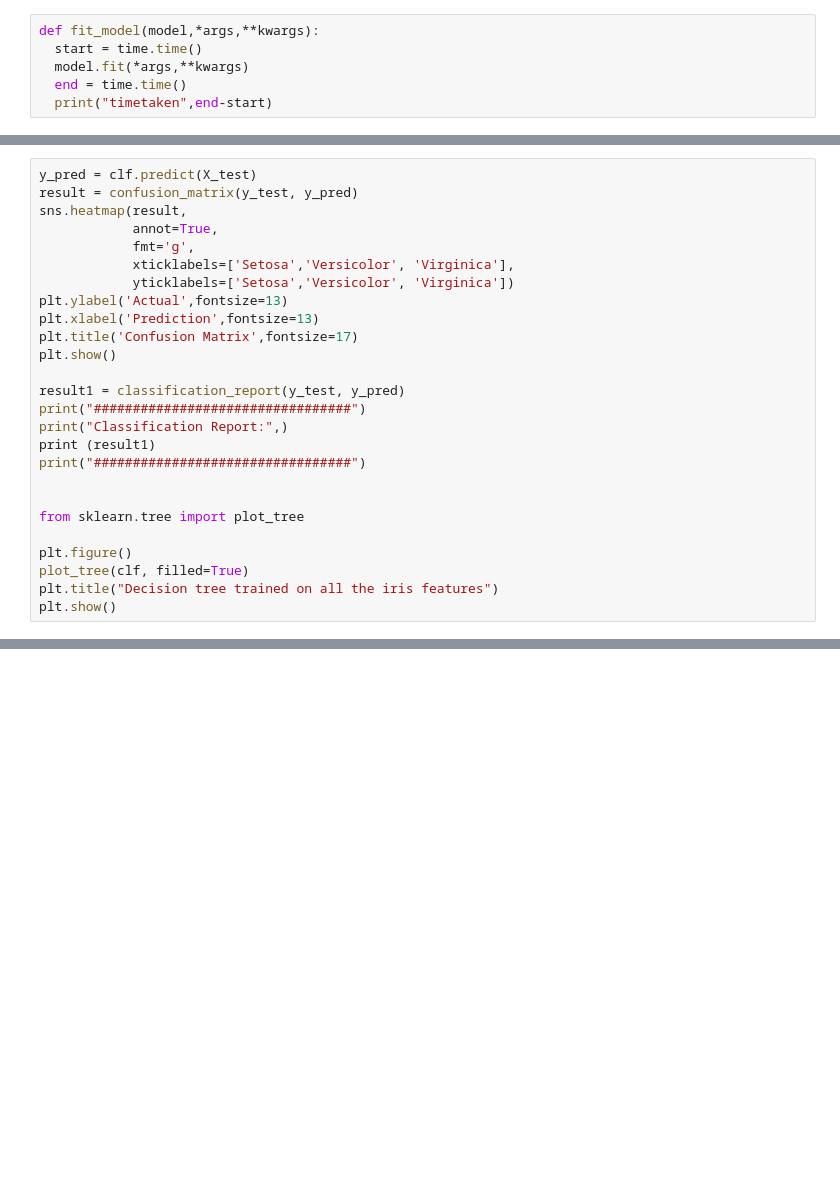
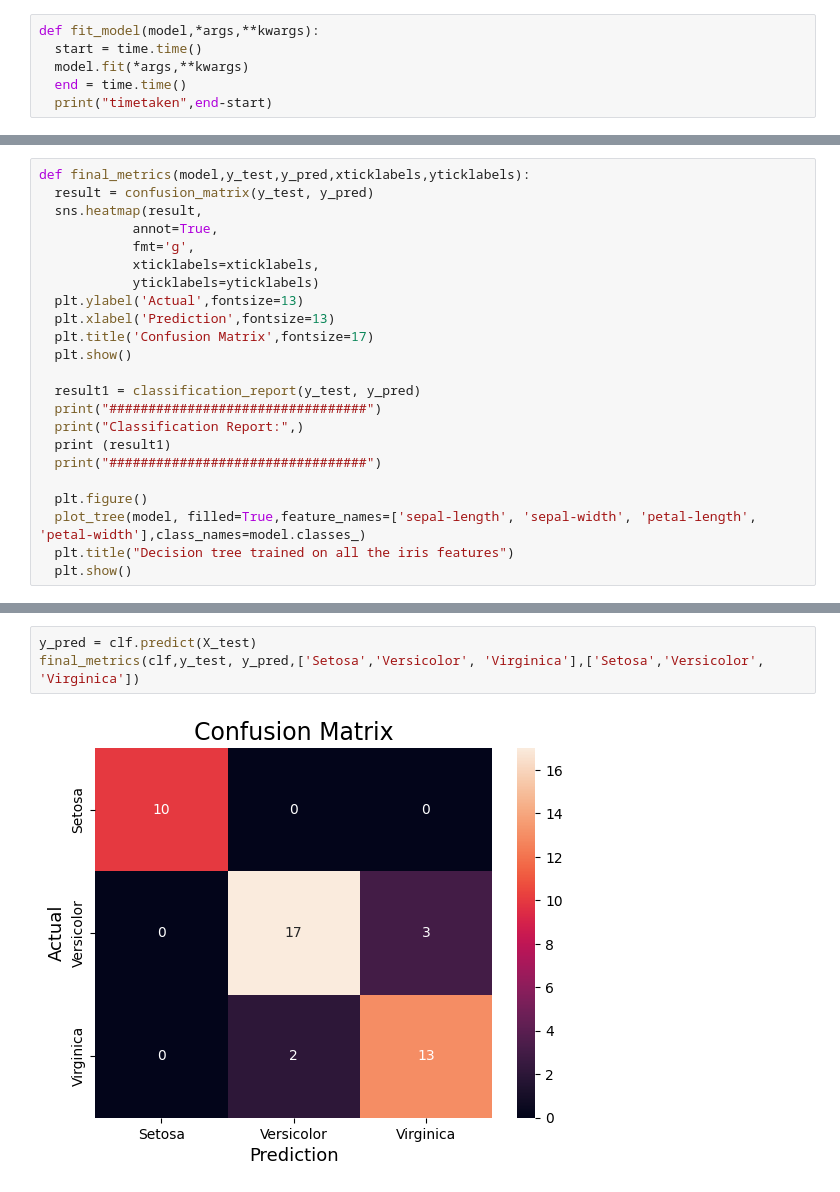
Before and after one commit to FOUNDMYPATH/Machine-Learning, a Jupyter notebook: DecisionTree.ipynb, the cells around one changed output, grey strips where cells are left out. Cells and saved outputs as stored; diff of their text form; blank space fills up the shorter version.

```diff
--- a/DecisionTree.ipynb
+++ b/DecisionTree.ipynb
@@ -74,26 +86,23 @@ timetaken 0.002167224884033203
 # %%
-y_pred = clf.predict(X_test)
-result = confusion_matrix(y_test, y_pred)
-sns.heatmap(result,
+def final_metrics(model,y_test,y_pred,xticklabels,yticklabels):
+  result = confusion_matrix(y_test, y_pred)
+  sns.heatmap(result,
             annot=True,
             fmt='g',
-            xticklabels=['Setosa','Versicolor', 'Virginica'],
-            yticklabels=['Setosa','Versicolor', 'Virginica'])
-plt.ylabel('Actual',fontsize=13)
-plt.xlabel('Prediction',fontsize=13)
-plt.title('Confusion Matrix',fontsize=17)
-plt.show()
+            xticklabels=xticklabels,
+            yticklabels=yticklabels)
+  plt.ylabel('Actual',fontsize=13)
+  plt.xlabel('Prediction',fontsize=13)
+  plt.title('Confusion Matrix',fontsize=17)
+  plt.show()
 
-result1 = classification_report(y_test, y_pred)
-print("#################################")
-print("Classification Report:",)
-print (result1)
-print("#################################")
+  result1 = classification_report(y_test, y_pred)
+  print("#################################")
+  print("Classification Report:",)
+  print (result1)
+  print("#################################")
 
-
-from sklearn.tree import plot_tree
-
-plt.figure()
-plot_tree(clf, filled=True)
-plt.title("Decision tree trained on all the iris features")
-plt.show()
+  plt.figure()
+  plot_tree(model, filled=True,feature_names=['sepal-length', 'sepal-width', 'petal-length', 'petal-width'],class_names=model.classes_)
+  plt.title("Decision tree trained on all the iris features")
+  plt.show()
@@ -188,0 +109,5 @@ Iris-versicolor       0.94      0.94      0.94        16
+# %%
+y_pred = clf.predict(X_test)
+final_metrics(clf,y_test, y_pred,['Setosa','Versicolor', 'Virginica'],['Setosa','Versicolor', 'Virginica'])
+# %% [output]
+[figure, added]
```
Also changed, not shown: parts of 14 cells of this notebook.
